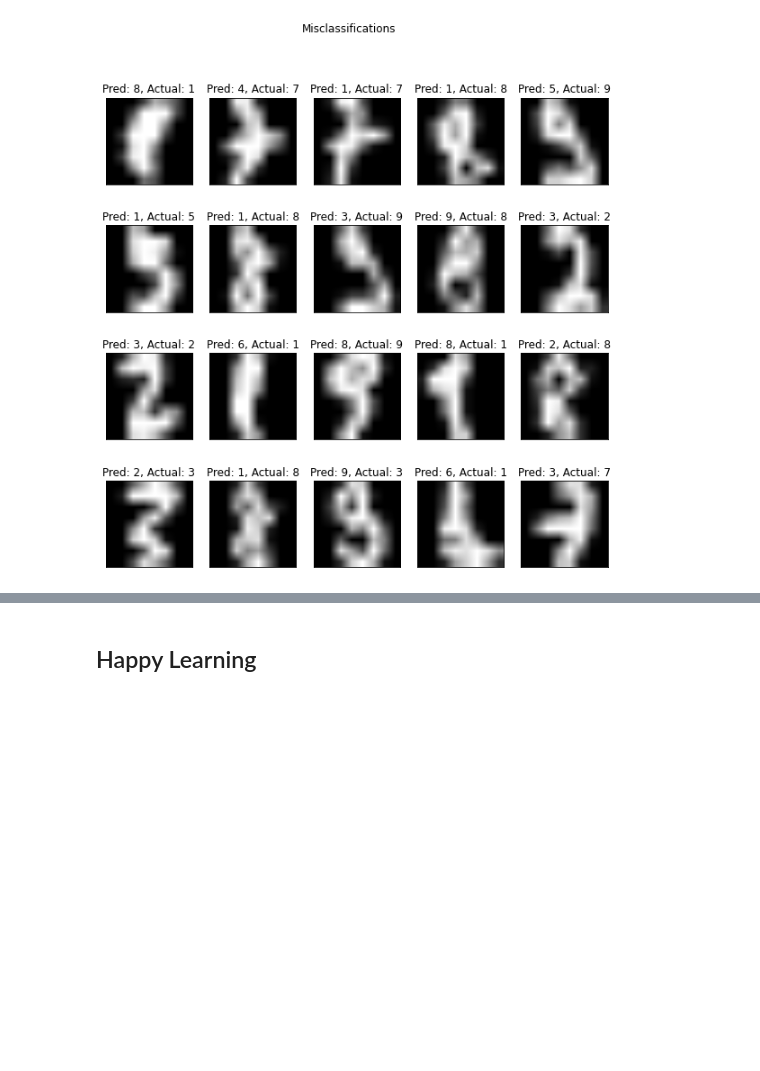
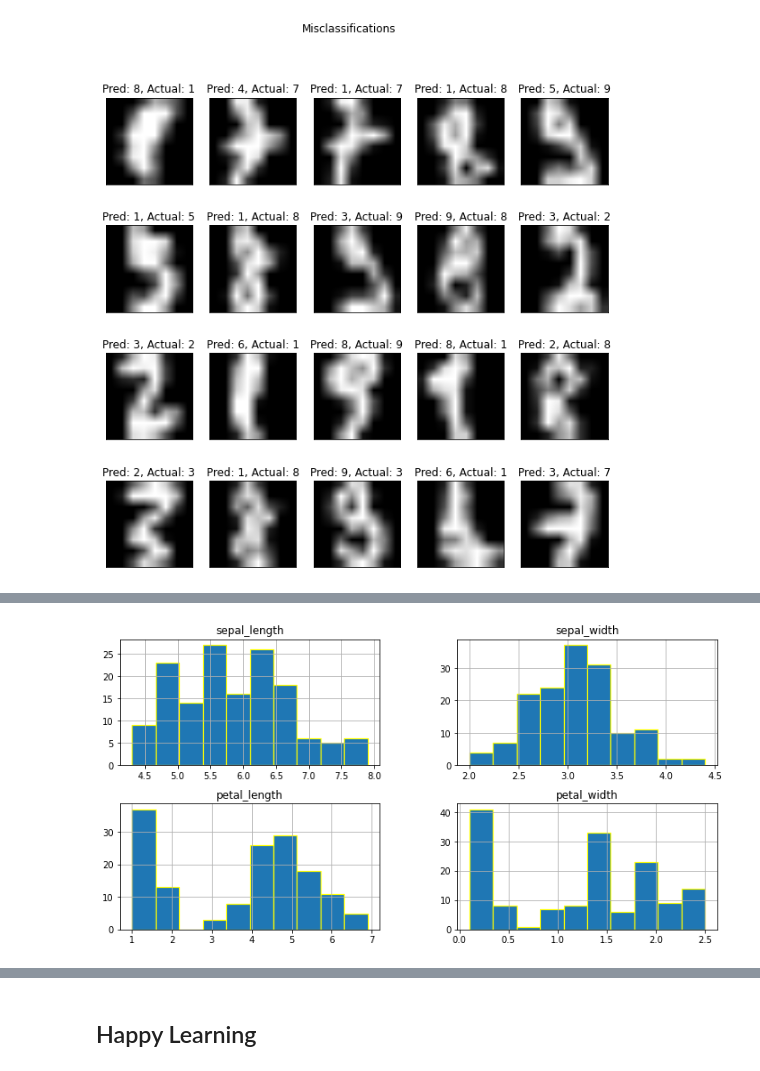
Before and after one commit to Aliktk/Python_Chilla, a Jupyter notebook: assignments/5th_all_assignment_task_machine_learning.ipynb, the cells around one changed output, grey strips where cells are left out. Cells and saved outputs as stored; diff of their text form; code cells hidden in the pictures; blank space fills up the shorter version.

```diff
--- a/assignments/5th_all_assignment_task_machine_learning.ipynb
+++ b/assignments/5th_all_assignment_task_machine_learning.ipynb
@@ -2021,0 +2188,9 @@ for plot_index, bad_index in enumerate(misclassified_images[0:20]):
+# %%
+
+'''let us see how are the length and width are distributed'''
+iris.hist(edgecolor='Yellow', linewidth=1.2)
+fig=plt.gcf()
+fig.set_size_inches(12,6)
+plt.show()
+# %% [output]
+[figure, added]
```
Also changed, not shown: parts of 39 cells of this notebook, 1 other file.
